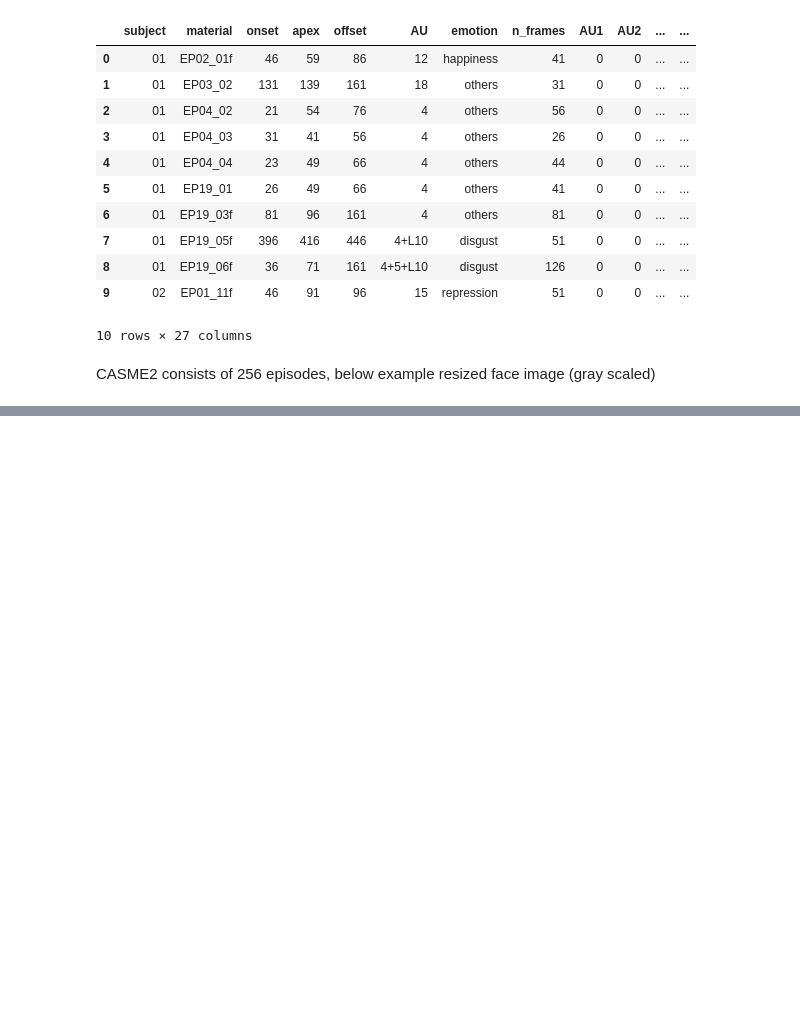
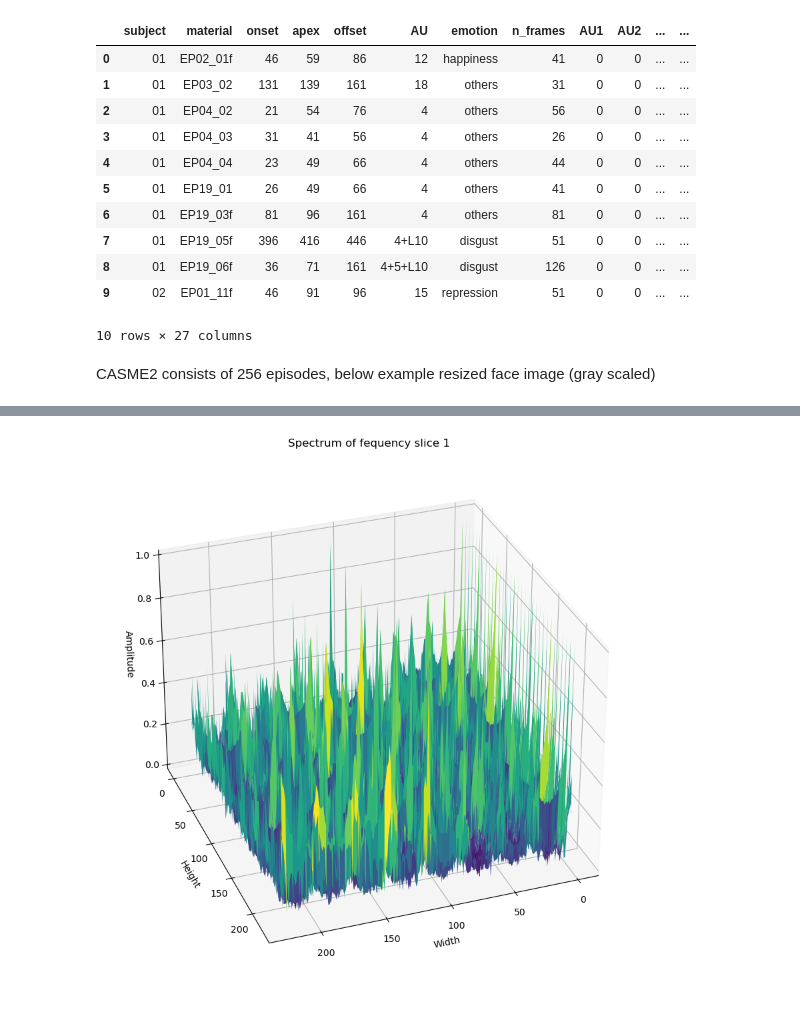
Before and after one commit to littlemicrowave/ME-based-emotion-classifier, a Jupyter notebook: preprocessing/Preprocessing.ipynb, the cells around one changed output, grey strips where cells are left out. Saved outputs shown, nothing was run; the diff lists cells and outputs as text; code cells hidden in the pictures; blank space fills up the shorter version.

```diff
--- a/preprocessing/Preprocessing.ipynb
+++ b/preprocessing/Preprocessing.ipynb
@@ -230,0 +218,14 @@ Video written
+# %%
+# First sample then magnify, and extract optical flow
+#casme_loaded_sample_of_mag = preprocess_of_evm(data, eulerian_params, optical_flow=True, magnify=True, sample_first=True,  n_sample=8, example_i=example_i, example_prefix="sample_first_of_mag_")
+#print(casme_loaded_sample_of_mag.shape)
+
+# First magnify then sample and optical flow
+casme_loaded_of_mag = preprocess_of_evm(data, eulerian_params, optical_flow=True, magnify=True, sample_first=False, n_sample=8, example_i=example_i, example_prefix="mag_sample_of")
+print(casme_loaded_of_mag.shape)
+# Magnify and sample only
+casme_loaded_magnify_only = preprocess_of_evm(data, eulerian_params, optical_flow=False, magnify=True, sample_first=False, n_sample=8, example_i=example_i, example_prefix="mag_only_sample")
+print(casme_loaded_magnify_only.shape)
+# Sample first and optical flow only
+casme_loaded_optical_only = preprocess_of_evm(data, eulerian_params, optical_flow=True, magnify=False, sample_first=True, n_sample=8, example_i=example_i, example_prefix="of_only_sample")
+print(casme_loaded_optical_only.shape)
@@ -230,0 +258,66 @@ Video written
+# %%
+def regional_spatiotemporal_spectrum(data: np.ndarray, block_size: int = 28):
+    T, H, W = data.shape
+    if H != W:
+        print("Images should have equal H and W")
+        return None
+    if H % block_size:
+        print("Inconsitent block size")
+        return None
+    steps = H // block_size
+    blocks = np.zeros((T, steps, steps, block_size, block_size))
+    for j in range(steps):
+        for k in range(steps):
+            blocks[:, j, k] = data[:, j * block_size: (j + 1) *block_size, k * block_size: (k + 1)*block_size]
+
+    for j in range(steps):
+        for k in range(steps):
+            blocks[:, j, k] = np.absolute(np.fft.fftn(blocks[:, j, k], axes=(0, 1, 2)))
+            blocks[:, j, k] = np.log1p(blocks[:, j, k])
+            min_b = np.min(blocks[:, j, k])
+            max_b = np.max(blocks[:, j, k])
+            blocks[:, j, k] = (blocks[:, j, k]  - min_b) / (max_b - min_b)
+    return blocks.reshape(T, H, W)
+
+#gpu accelerated version
+def regional_spatiotemporal_spectrum_gpu(input, block_size: int = 28):
+    outputs = []
+    input =  tf.convert_to_tensor(input)
+    B, T, H, W = input.shape
+    if H != W:
+        print("Images should have equal H and W")
+        return None
+    if H % block_size:
+        print("Inconsitent block size")
+        return None
+    steps = H // block_size
+    for i in range(B):
+        fft_blocks = []
+        for j in range(steps):
+            for k in range(steps):
+                block = tf.cast(input[i, :, j * block_size: (j + 1) *block_size, k * block_size: (k + 1)*block_size], tf.complex64)
+                fft_blocks.append(tf.abs(tf.signal.fft3d(block)))
+                fft_blocks[-1] = tf.math.log1p(fft_blocks[-1])
+                min_b = tf.math.reduce_min(fft_blocks[-1])
+                max_b = tf.math.reduce_max(fft_blocks[-1])
+                fft_blocks[-1] = (fft_blocks[-1] - min_b) / (max_b - min_b)
+
+        fft_blocks = tf.transpose(fft_blocks, (1, 0, 2, 3))
+        output = tf.reshape(fft_blocks, (T, H, W))
+        outputs.append(output)
+    return tf.stack(outputs)
+
+spectrum = regional_spatiotemporal_spectrum(casme_loaded_magnify_only[0])
+H, W = spectrum.shape[1:]
+X, Y = np.meshgrid(np.arange(W), np.arange(H))
+fig = plt.figure(figsize=(8,8))
+ax = Axes3D(fig,azim = 70)
+fig.add_axes(ax)
+ax.plot_surface(X, Y, spectrum[0], cmap='viridis')
+ax.set_xlabel('Width')
+ax.set_ylabel('Height')
+ax.set_zlabel('Amplitude')
+ax.set_title('Spectrum of fequency slice 1')
+plt.show()
+# %% [output]
+[figure, added]
```
Also changed, not shown: parts of 16 cells of this notebook, 9 other files.
